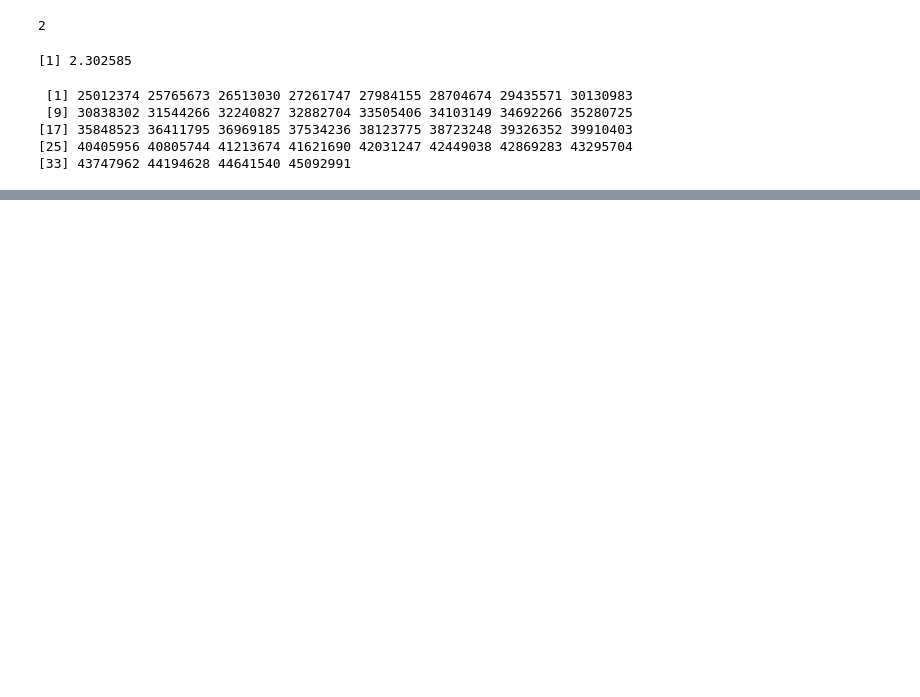
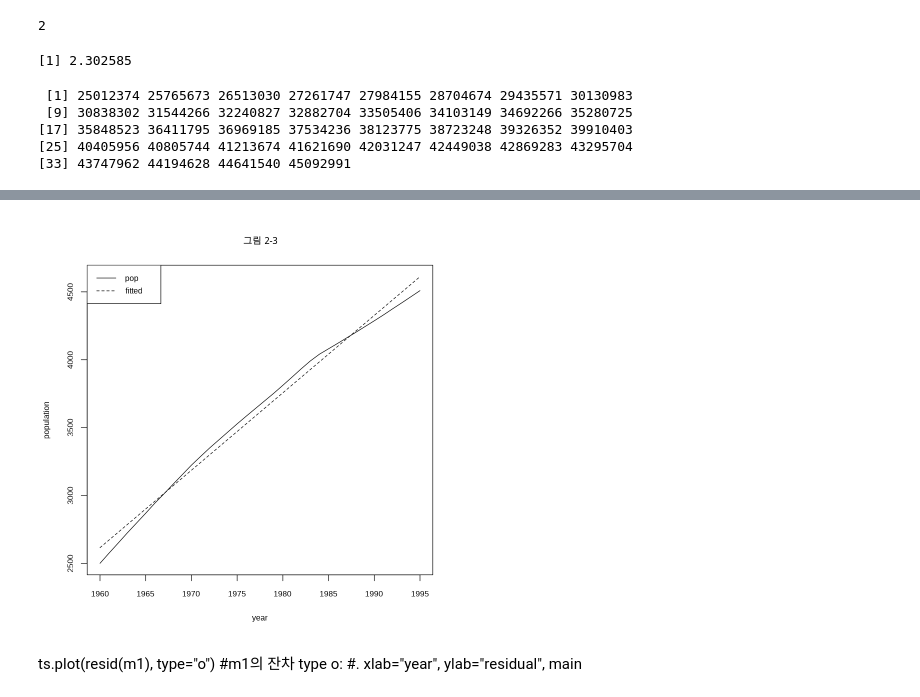
Before and after one commit to suzzingV/Time-Series-Analysis, a Jupyter notebook: timeseries_ch2.ipynb, the cells around one changed output, grey strips where cells are left out. Drawn from its saved outputs; the diff is of its cells as text; code cells hidden in the pictures; blank space fills up the shorter version.

```diff
--- a/timeseries_ch2.ipynb
+++ b/timeseries_ch2.ipynb
@@ -21,0 +58,2 @@ z
+# %%
+m1 <- lm(pop ~ t)
@@ -21,0 +123,9 @@ z
+# %%
+ts.plot(pop, fitted(m1), lty=1:2, xlab="year", ylab="population", main="그림 2-3") # 두 개의 시계열 그려줌
+# lty: line type : 첫번째 거 실선, 두번째 거 점선
+legend("topleft", legend=c("pop", "fitted"), lty=1:2)
+# %% [output]
+[figure, added]
+# %% [markdown]
+ts.plot(resid(m1), type="o") #m1의 잔차 type o:
+#. xlab="year", ylab="residual", main
```
Also changed, not shown: parts of 14 cells of this notebook.
